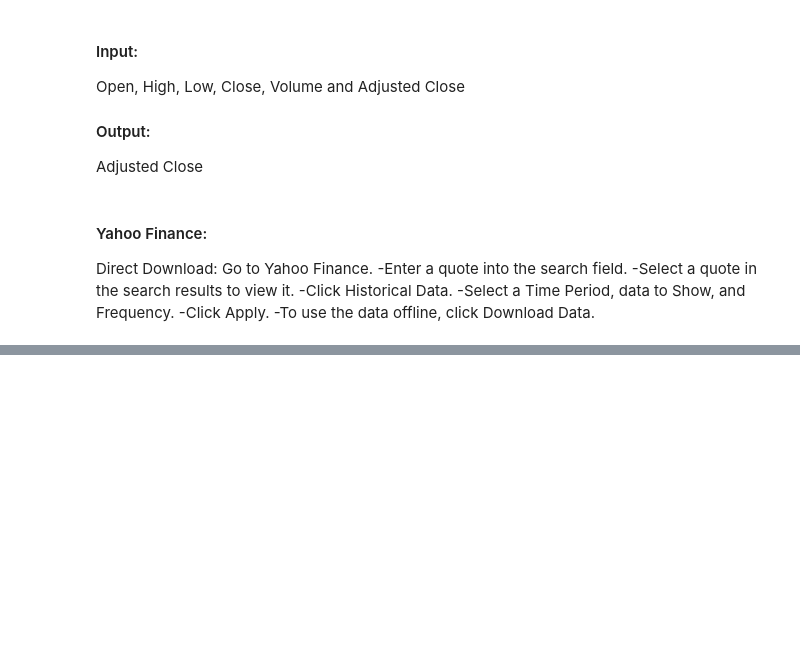
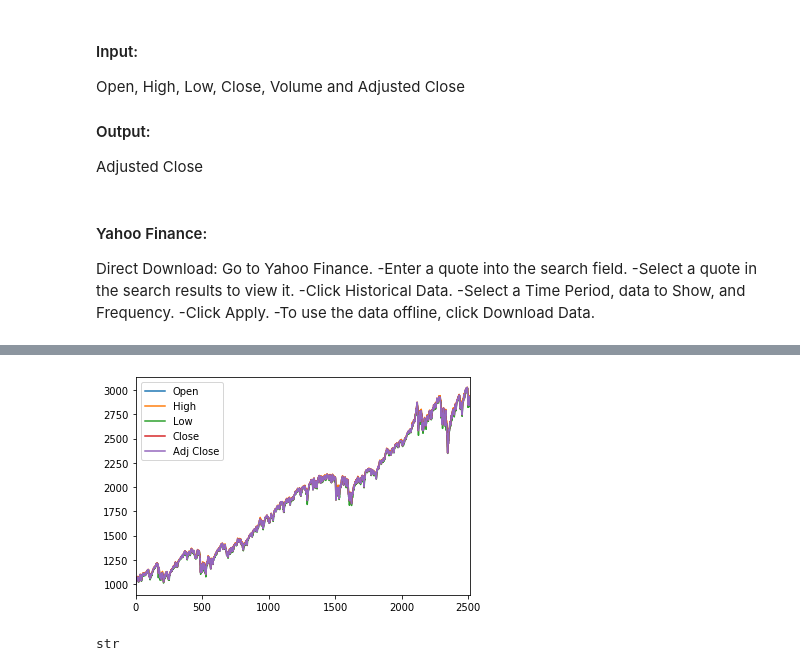
Before and after one commit to ShuangyuandData/StockPriceIndicator, a Jupyter notebook: StockPriceIndicatorP1.ipynb, the cells around one changed output, grey strips where cells are left out. Drawn from its saved outputs; the diff is of its cells as text; code cells hidden in the pictures; blank space fills up the shorter version.

```diff
--- a/StockPriceIndicatorP1.ipynb
+++ b/StockPriceIndicatorP1.ipynb
@@ -39,4 +42,0 @@ import pandas as pd
-# %%
-### example of .csv file downloaded from Yahoo Finance
-fdyh1 = pd.read_csv('./^GSPC.csv')
-fdyh1.tail()
@@ -68,0 +126,2 @@ ModuleNotFoundError: No module named 'pandas_datareader'
+# %%
+f1=fdyh1[['Open','High','Low','Close','Adj Close']]
@@ -68,0 +149,9 @@ ModuleNotFoundError: No module named 'pandas_datareader'
+# %%
+f1.plot()
+plt.show()
+# %% [output]
+[figure, added]
+# %%
+type(fdyh1.Date[2512])
+# %% [output]
+str
```
Also changed, not shown: parts of 19 cells of this notebook.
